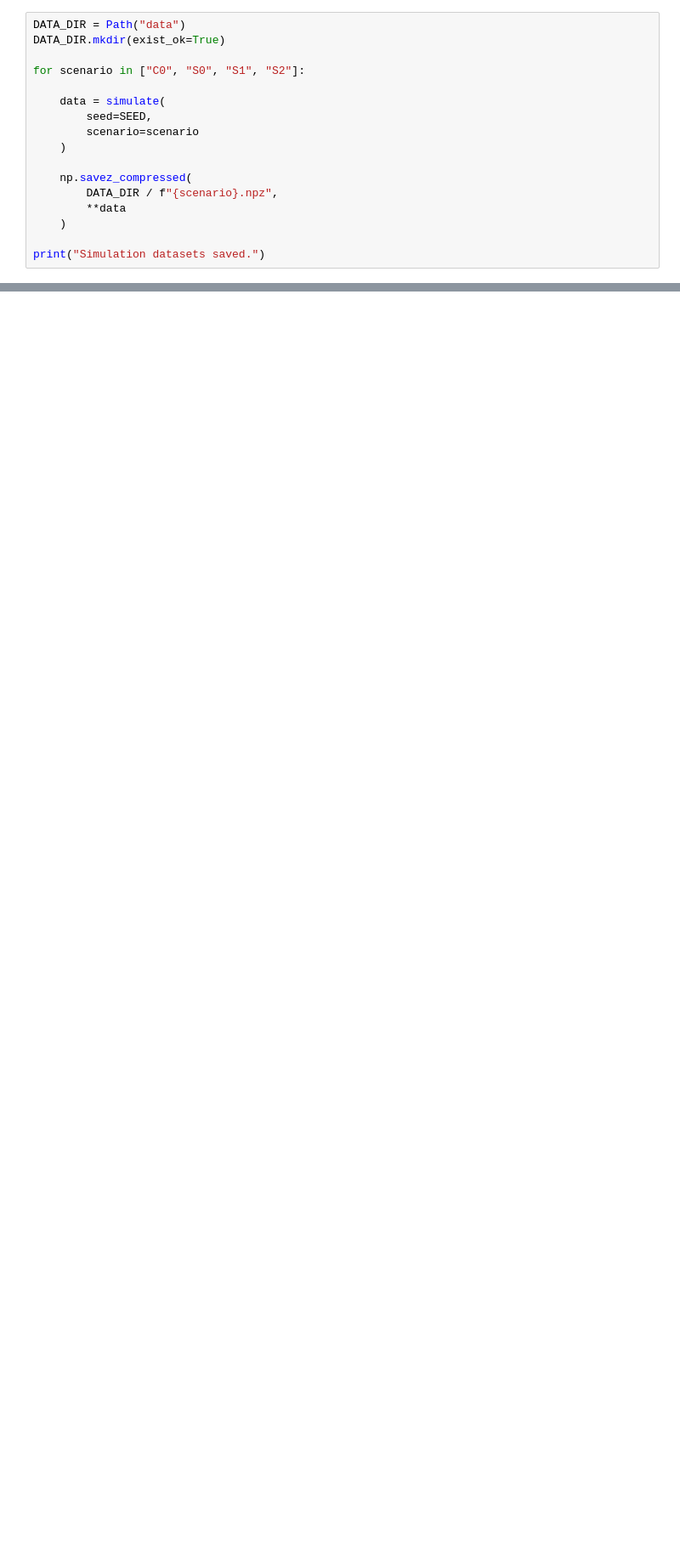
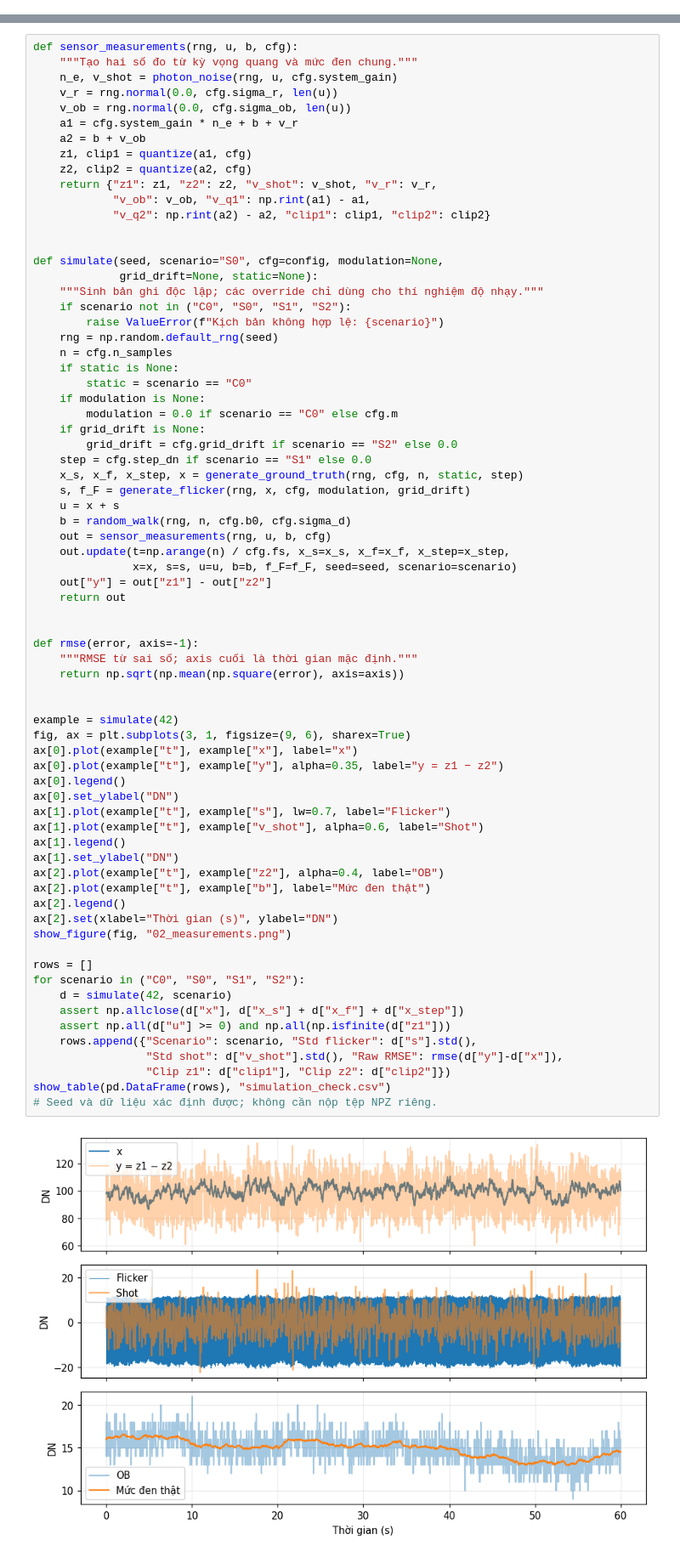
Before and after one commit to hoangpm15/EE6423_Project, a Jupyter notebook: EE6423_M4.ipynb, the cells around one changed output, grey strips where cells are left out. Shown at 85% size. Saved outputs shown, nothing was run; the diff lists cells and outputs as text; blank space fills up the shorter version.

```diff
--- a/EE6423_M4.ipynb
+++ b/EE6423_M4.ipynb
@@ -533,17 +0,0 @@ Clipped samples: z1=0, z2=0
-# %%
-DATA_DIR = Path("data")
-DATA_DIR.mkdir(exist_ok=True)
-
-for scenario in ["C0", "S0", "S1", "S2"]:
-
-    data = simulate(
-        seed=SEED,
-        scenario=scenario
-    )
-
-    np.savez_compressed(
-        DATA_DIR / f"{scenario}.npz",
-        **data
-    )
-
-print("Simulation datasets saved.")
@@ -551,0 +263,73 @@ Simulation datasets saved.
+# %%
+def sensor_measurements(rng, u, b, cfg):
+    """Tạo hai số đo từ kỳ vọng quang và mức đen chung."""
+    n_e, v_shot = photon_noise(rng, u, cfg.system_gain)
+    v_r = rng.normal(0.0, cfg.sigma_r, len(u))
+    v_ob = rng.normal(0.0, cfg.sigma_ob, len(u))
+    a1 = cfg.system_gain * n_e + b + v_r
+    a2 = b + v_ob
+    z1, clip1 = quantize(a1, cfg)
+    z2, clip2 = quantize(a2, cfg)
+    return {"z1": z1, "z2": z2, "v_shot": v_shot, "v_r": v_r,
+            "v_ob": v_ob, "v_q1": np.rint(a1) - a1,
+            "v_q2": np.rint(a2) - a2, "clip1": clip1, "clip2": clip2}
+
+
+def simulate(seed, scenario="S0", cfg=config, modulation=None,
+             grid_drift=None, static=None):
+    """Sinh bản ghi độc lập; các override chỉ dùng cho thí nghiệm độ nhạy."""
+    if scenario not in ("C0", "S0", "S1", "S2"):
+        raise ValueError(f"Kịch bản không hợp lệ: {scenario}")
+    rng = np.random.default_rng(seed)
+    n = cfg.n_samples
+    if static is None:
+        static = scenario == "C0"
+    if modulation is None:
+        modulation = 0.0 if scenario == "C0" else cfg.m
+    if grid_drift is None:
+        grid_drift = cfg.grid_drift if scenario == "S2" else 0.0
+    step = cfg.step_dn if scenario == "S1" else 0.0
+    x_s, x_f, x_step, x = generate_ground_truth(rng, cfg, n, static, step)
+    s, f_F = generate_flicker(rng, x, cfg, modulation, grid_drift)
+    u = x + s
+    b = random_walk(rng, n, cfg.b0, cfg.sigma_d)
+    out = sensor_measurements(rng, u, b, cfg)
+    out.update(t=np.arange(n) / cfg.fs, x_s=x_s, x_f=x_f, x_step=x_step,
+               x=x, s=s, u=u, b=b, f_F=f_F, seed=seed, scenario=scenario)
+    out["y"] = out["z1"] - out["z2"]
+    return out
+
+
+def rmse(error, axis=-1):
+    """RMSE từ sai số; axis cuối là thời gian mặc định."""
+    return np.sqrt(np.mean(np.square(error), axis=axis))
+
+
+example = simulate(42)
+fig, ax = plt.subplots(3, 1, figsize=(9, 6), sharex=True)
+ax[0].plot(example["t"], example["x"], label="x")
+ax[0].plot(example["t"], example["y"], alpha=0.35, label="y = z1 − z2")
+ax[0].legend()
+ax[0].set_ylabel("DN")
+ax[1].plot(example["t"], example["s"], lw=0.7, label="Flicker")
+ax[1].plot(example["t"], example["v_shot"], alpha=0.6, label="Shot")
+ax[1].legend()
+ax[1].set_ylabel("DN")
+ax[2].plot(example["t"], example["z2"], alpha=0.4, label="OB")
+ax[2].plot(example["t"], example["b"], label="Mức đen thật")
+ax[2].legend()
+ax[2].set(xlabel="Thời gian (s)", ylabel="DN")
+show_figure(fig, "02_measurements.png")
+
+rows = []
+for scenario in ("C0", "S0", "S1", "S2"):
+    d = simulate(42, scenario)
+    assert np.allclose(d["x"], d["x_s"] + d["x_f"] + d["x_step"])
+    assert np.all(d["u"] >= 0) and np.all(np.isfinite(d["z1"]))
+    rows.append({"Scenario": scenario, "Std flicker": d["s"].std(),
+                 "Std shot": d["v_shot"].std(), "Raw RMSE": rmse(d["y"]-d["x"]),
+                 "Clip z1": d["clip1"], "Clip z2": d["clip2"]})
+show_table(pd.DataFrame(rows), "simulation_check.csv")
+# Seed và dữ liệu xác định được; không cần nộp tệp NPZ riêng.
+# %% [output]
+[figure, added]
```
Also changed, not shown: parts of 56 cells of this notebook, 2 other files.
